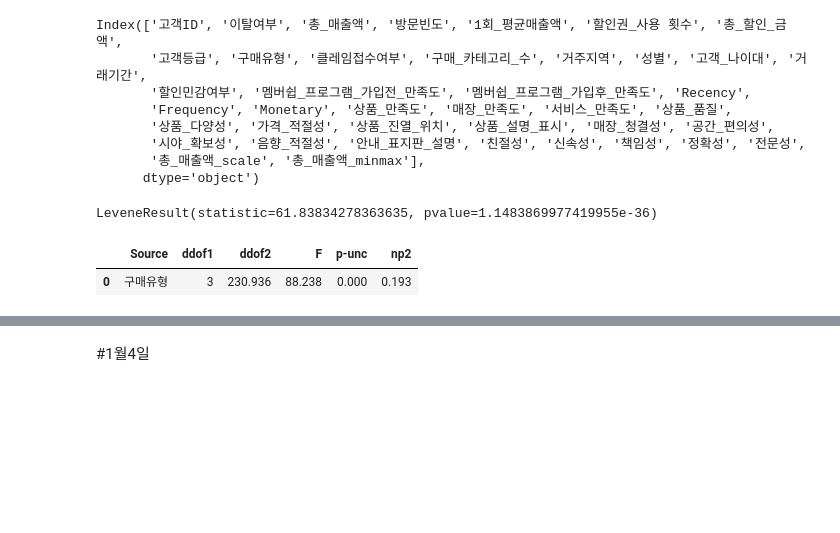
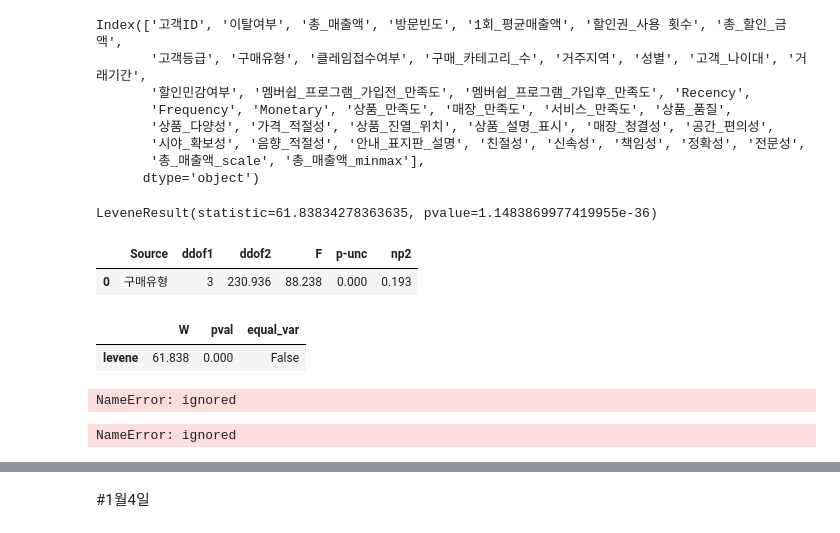
Before and after one commit to enosung/ubion, a Jupyter notebook: 유비온_2번째주_수업02(01월02일~01월09일).ipynb, the cells around one changed output, grey strips where cells are left out. Cells and saved outputs as stored; diff of their text form; code cells hidden in the pictures; blank space fills up the shorter version.

```diff
--- a/유비온_2번째주_수업02(01월02일~01월09일).ipynb
+++ b/유비온_2번째주_수업02(01월02일~01월09일).ipynb
@@ -1566,6 +1505,19 @@ pg.welch_anova(dv = "총_매출액", between = "구매유형", data = df2) #등
 # %% [output]
 |  | Source | ddof1 | ddof2 | F | p-unc | np2 |
 | 0 | 구매유형 | 3 | 230.936 | 88.238 | 0.000 | 0.193 |
+# %%
+pg.homoscedasticity(dv = "총_매출액", group = "구매유형", data = df2)
+# %% [output]
+|  | W | pval | equal_var |
+| levene | 61.838 | 0.000 | False |
+# %%
+pg.anova(dv = "총_매출액", between = "구매유형", data = df2, detailed = true)
+# %% [output]
+NameError: ignored
+# %%
+pg.anova(dv = "총_매출액", between = "구매유형", data = df2, detailed = true)  #등분산 가정
+# %% [output]
+NameError: ignored
 # %%
 #model = ols("총_매출액 ~ 구매유형", data = df1).fit() #등분산인 경우
 #anova_lm(model)
```
Also changed, not shown: parts of 19 cells of this notebook.
